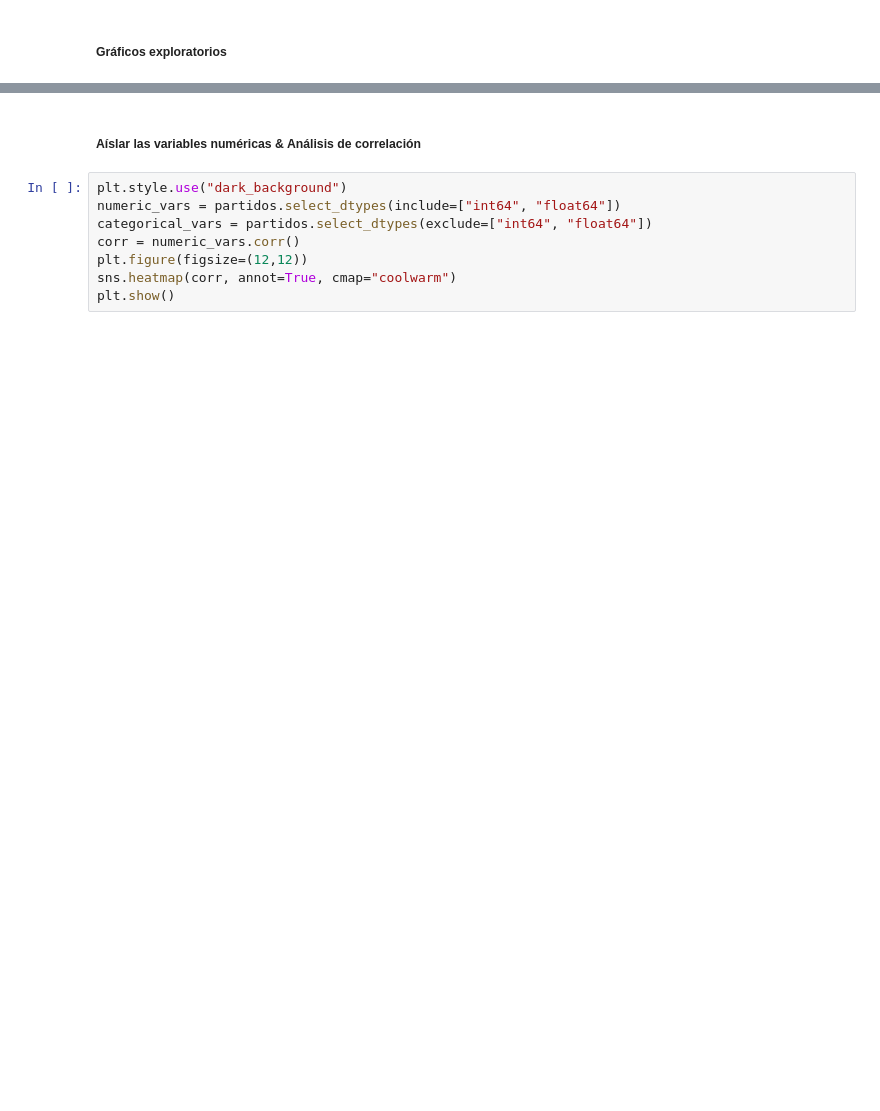
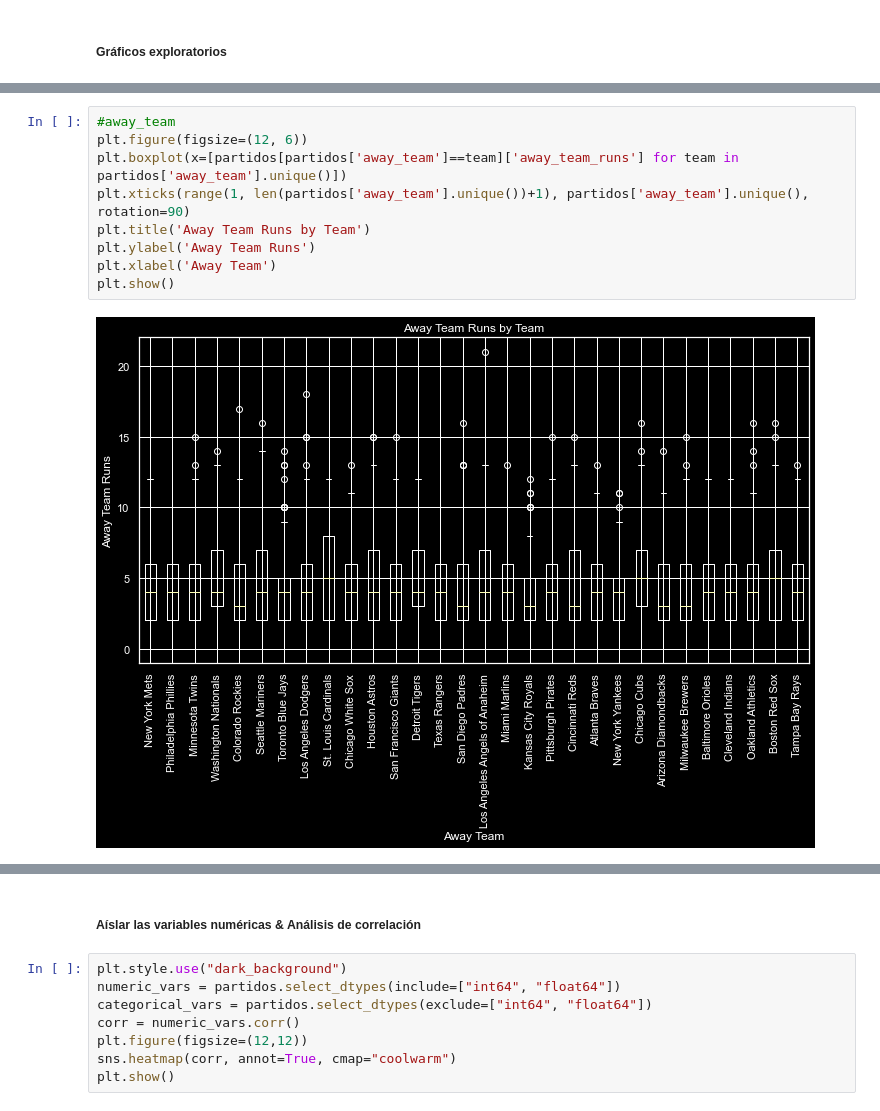
Before and after one commit to GabrielVicente-GT/HT-1-Analisis-Exploratorio-y-Regresion-Lineal, a Jupyter notebook: HT1.ipynb, the cells around one changed output, grey strips where cells are left out. Drawn from its saved outputs; the diff is of its cells as text; blank space fills up the shorter version.

```diff
--- a/HT1.ipynb
+++ b/HT1.ipynb
@@ -145,0 +128,11 @@ plt.show()
+# %%
+#away_team
+plt.figure(figsize=(12, 6))
+plt.boxplot(x=[partidos[partidos['away_team']==team]['away_team_runs'] for team in partidos['away_team'].unique()])
+plt.xticks(range(1, len(partidos['away_team'].unique())+1), partidos['away_team'].unique(), rotation=90)
+plt.title('Away Team Runs by Team')
+plt.ylabel('Away Team Runs')
+plt.xlabel('Away Team')
+plt.show()
+# %% [output]
+[figure, added]
```
Also changed, not shown: parts of 20 cells of this notebook, 1 other file.
